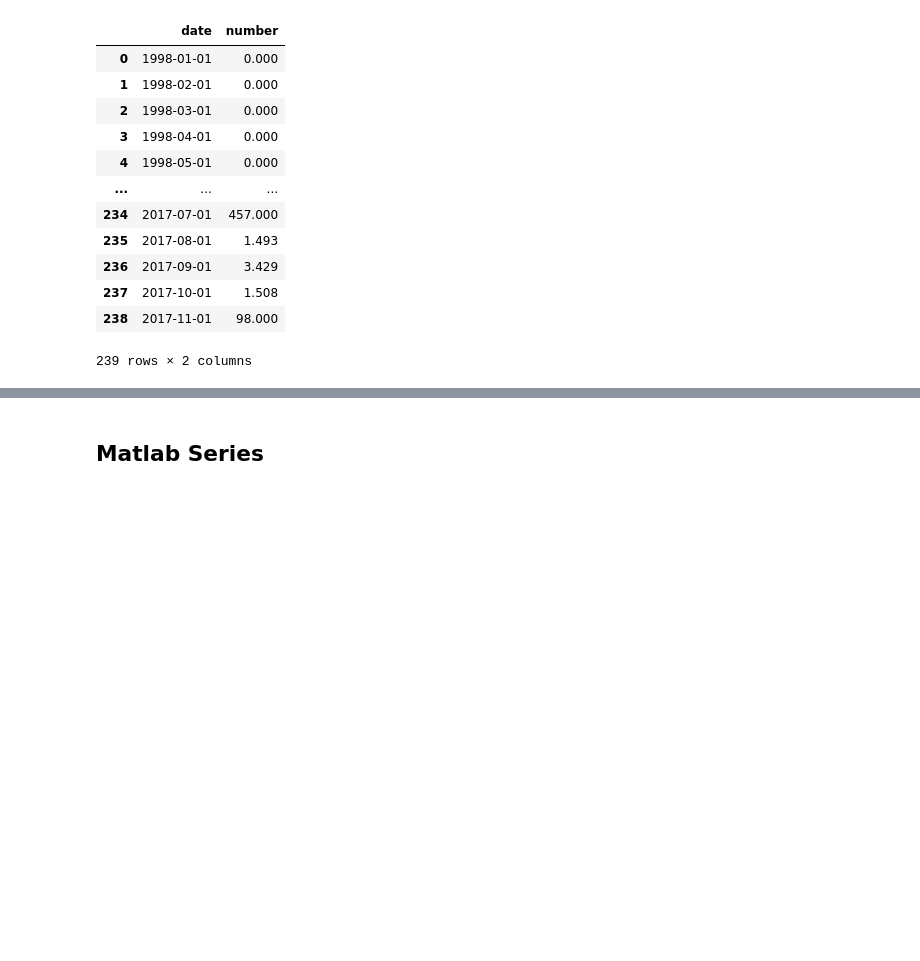
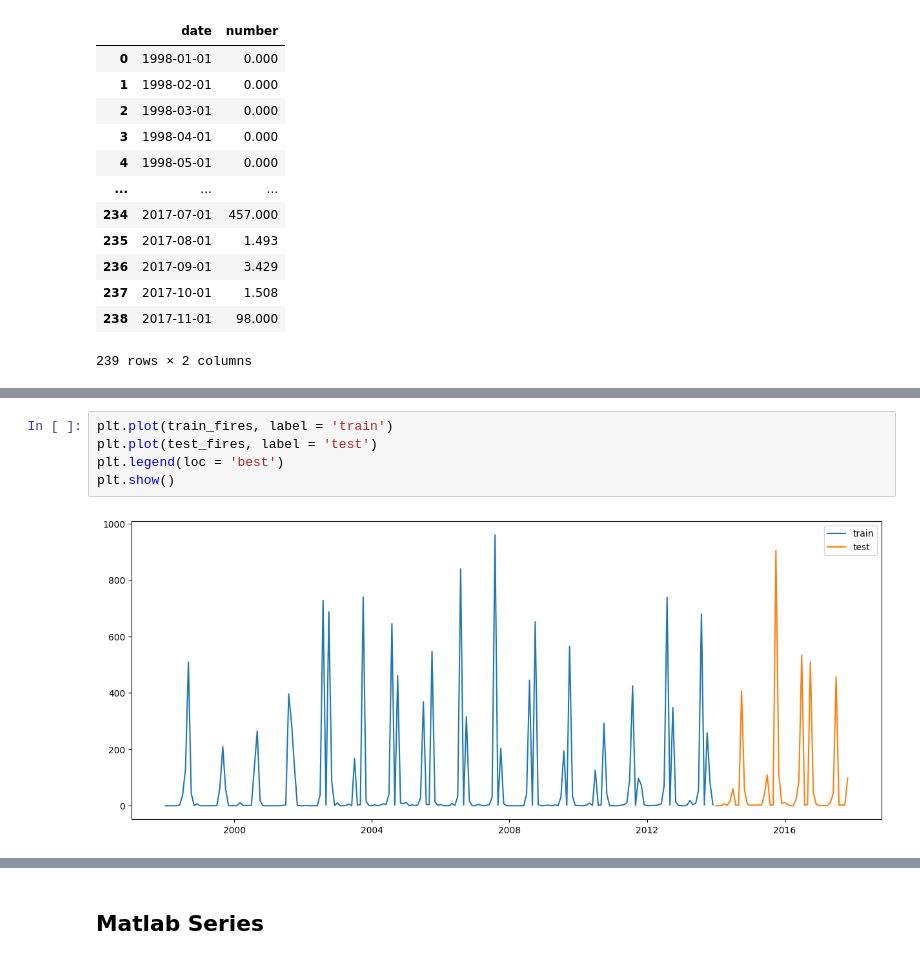
Before and after one commit to MateusVasc/atividades-pet-ciencia-de-dados, a Jupyter notebook: atividades/segunda_fase/atividade_2.ipynb, the cells around one changed output, grey strips where cells are left out. Saved outputs shown, nothing was run; the diff lists cells and outputs as text; blank space fills up the shorter version.

```diff
--- a/atividades/segunda_fase/atividade_2.ipynb
+++ b/atividades/segunda_fase/atividade_2.ipynb
@@ -53,0 +47,7 @@ series_fires.plot()
+# %%
+plt.plot(train_fires, label = 'train')
+plt.plot(test_fires, label = 'test')
+plt.legend(loc = 'best')
+plt.show()
+# %% [output]
+[figure, added]
```
Also changed, not shown: parts of 44 cells of this notebook, 1 other file.
